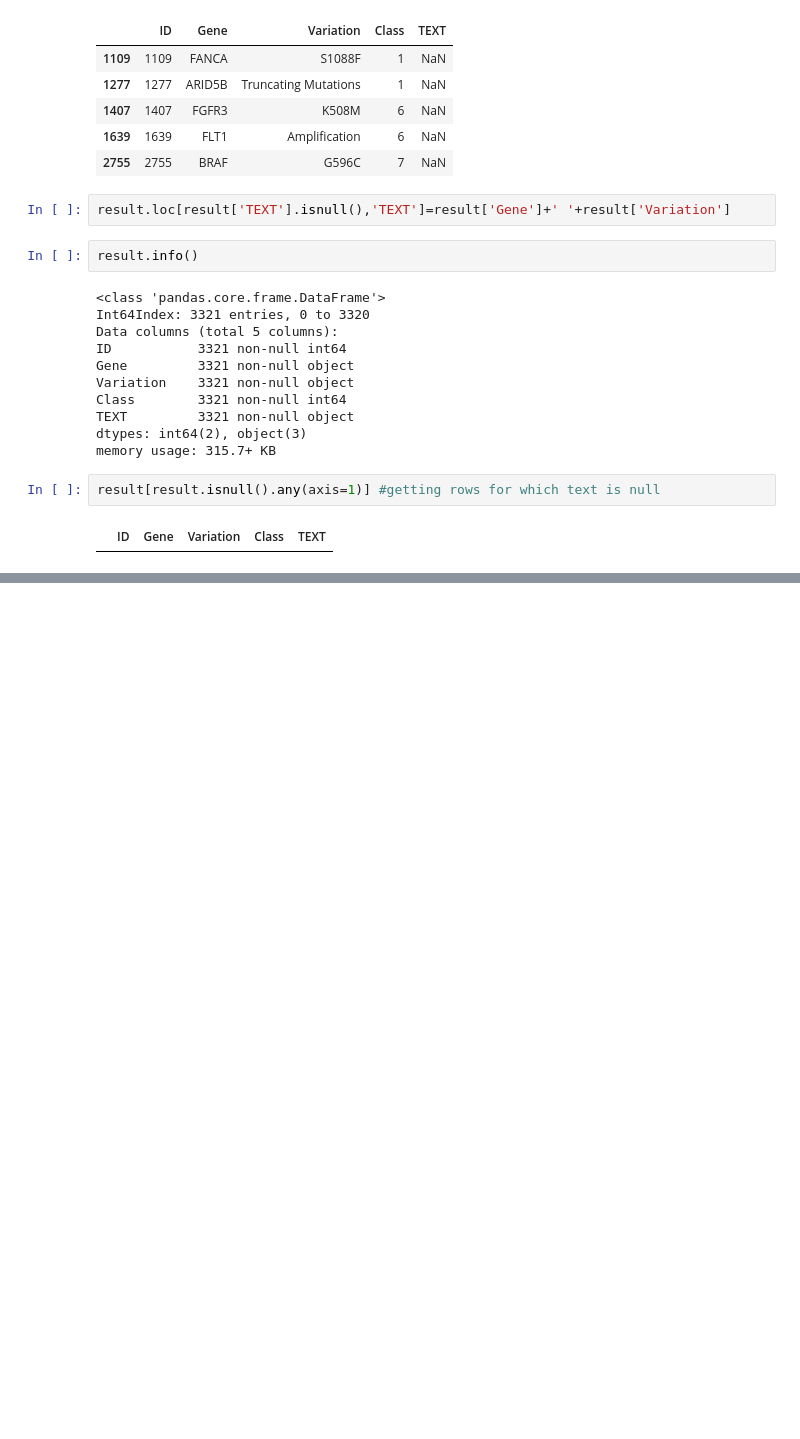
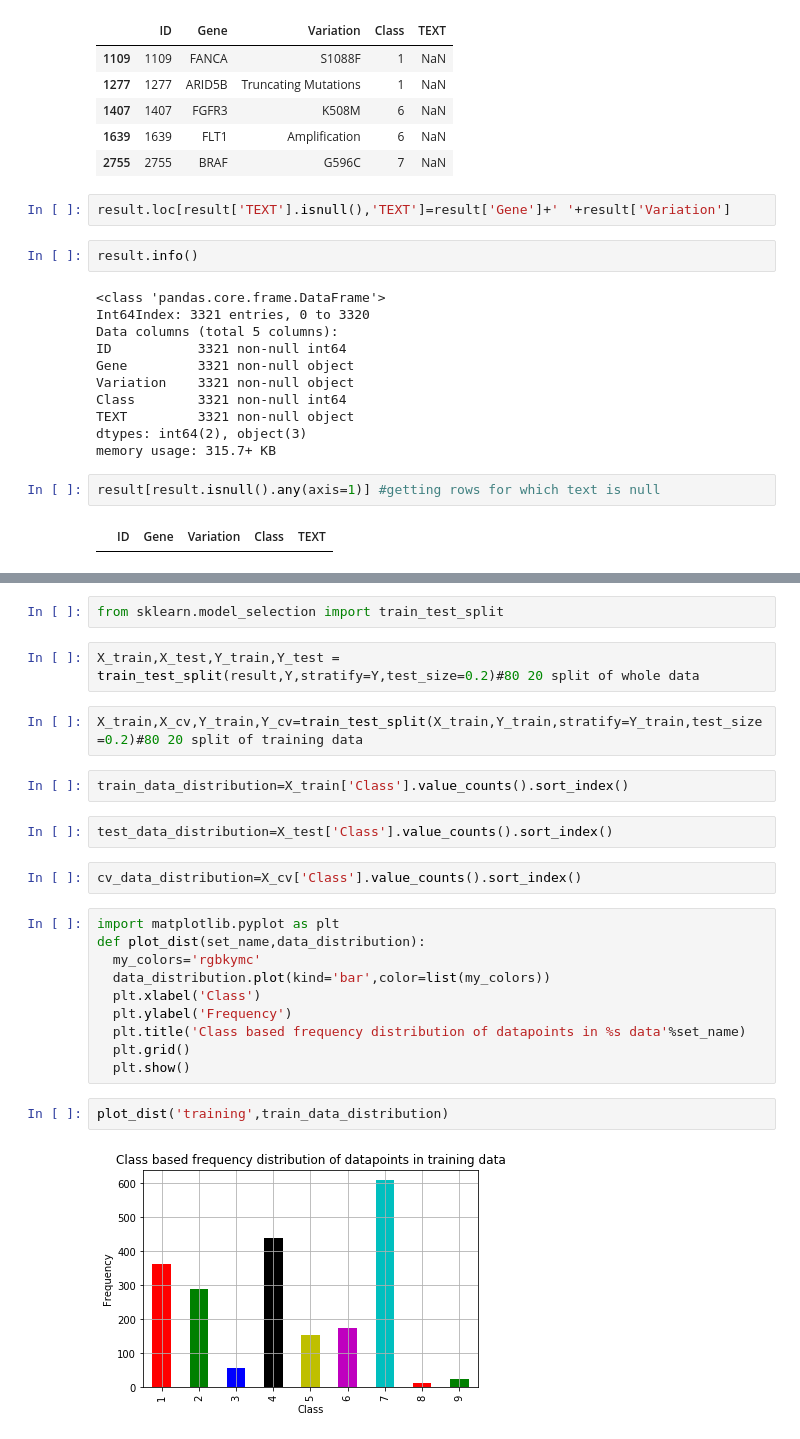
Before and after one commit to Rpmalukani22/Personalized-Medicine-Redefining-Cancer-Treatment, a Jupyter notebook: Personalized_Medicine_Redefining_Cancer_Treatment.ipynb, the cells around one changed output, grey strips where cells are left out. Drawn from its saved outputs; the diff is of its cells as text; blank space fills up the shorter version.

Commit message:
Data splitting and distribution evaluation completed

```diff
--- a/Personalized_Medicine_Redefining_Cancer_Treatment.ipynb
+++ b/Personalized_Medicine_Redefining_Cancer_Treatment.ipynb
@@ -183,0 +196,26 @@ result['TEXT'][1109]
+# %%
+from sklearn.model_selection import train_test_split
+# %%
+X_train,X_test,Y_train,Y_test = train_test_split(result,Y,stratify=Y,test_size=0.2)#80 20 split of whole data
+# %%
+X_train,X_cv,Y_train,Y_cv=train_test_split(X_train,Y_train,stratify=Y_train,test_size=0.2)#80 20 split of training data
+# %%
+train_data_distribution=X_train['Class'].value_counts().sort_index()
+# %%
+test_data_distribution=X_test['Class'].value_counts().sort_index()
+# %%
+cv_data_distribution=X_cv['Class'].value_counts().sort_index()
+# %%
+import matplotlib.pyplot as plt
+def plot_dist(set_name,data_distribution):
+  my_colors='rgbkymc'
+  data_distribution.plot(kind='bar',color=list(my_colors))
+  plt.xlabel('Class')
+  plt.ylabel('Frequency')
+  plt.title('Class based frequency distribution of datapoints in %s data'%set_name)
+  plt.grid()
+  plt.show()
+# %%
+plot_dist('training',train_data_distribution)
+# %% [output]
+[figure, added]
```
Also changed, not shown: parts of 5 cells of this notebook.
